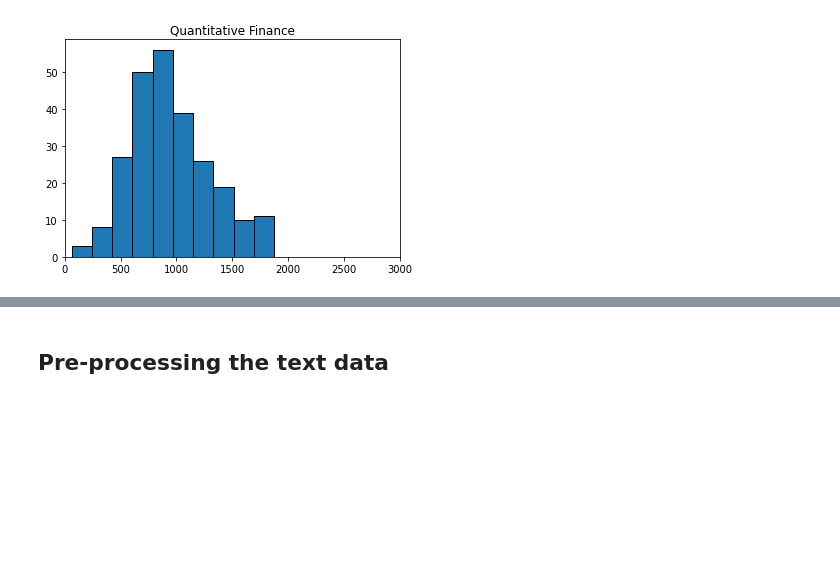
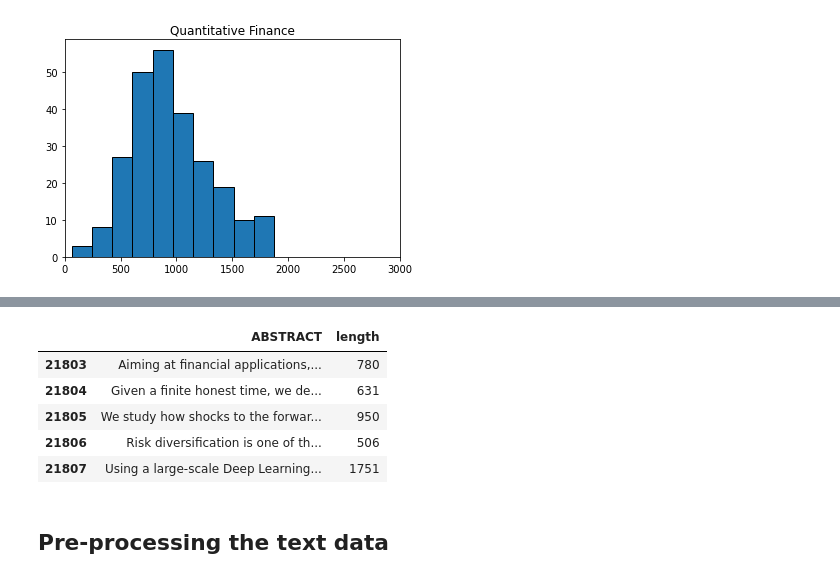
Before and after one commit to ishitashah23/AV-Janatahack-NLP-classification, a Jupyter notebook: Team TWDS_AV_NLP Hackathon.ipynb, the cells around one changed output, grey strips where cells are left out. Cells and saved outputs as stored; diff of their text form; code cells hidden in the pictures; blank space fills up the shorter version.

```diff
--- a/Team TWDS_AV_NLP Hackathon.ipynb
+++ b/Team TWDS_AV_NLP Hackathon.ipynb
@@ -181,3 +200,12 @@ for i in y.columns.to_list():
+# %%
+X.tail()
+# %% [output]
+|  | ABSTRACT | length |
+| 21803 | Aiming at financial applications,... | 780 |
+| 21804 | Given a finite honest time, we de... | 631 |
+| 21805 | We study how shocks to the forwar... | 950 |
+| 21806 | Risk diversification is one of th... | 506 |
+| 21807 | Using a large-scale Deep Learning... | 1751 |
 # %% [markdown]
 ## Pre-processing the text data
 # %%
```
Also changed, not shown: parts of 52 cells of this notebook.
